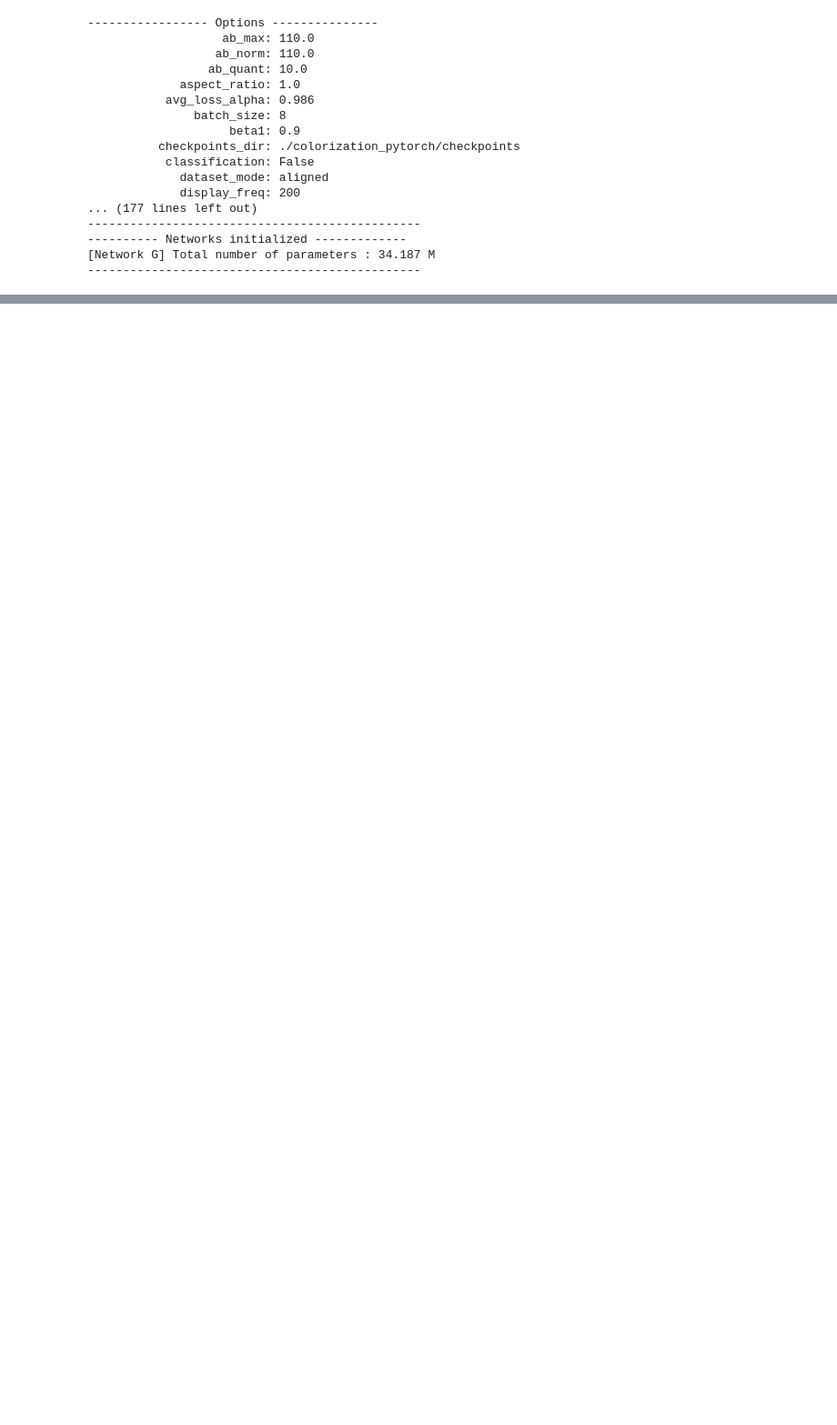
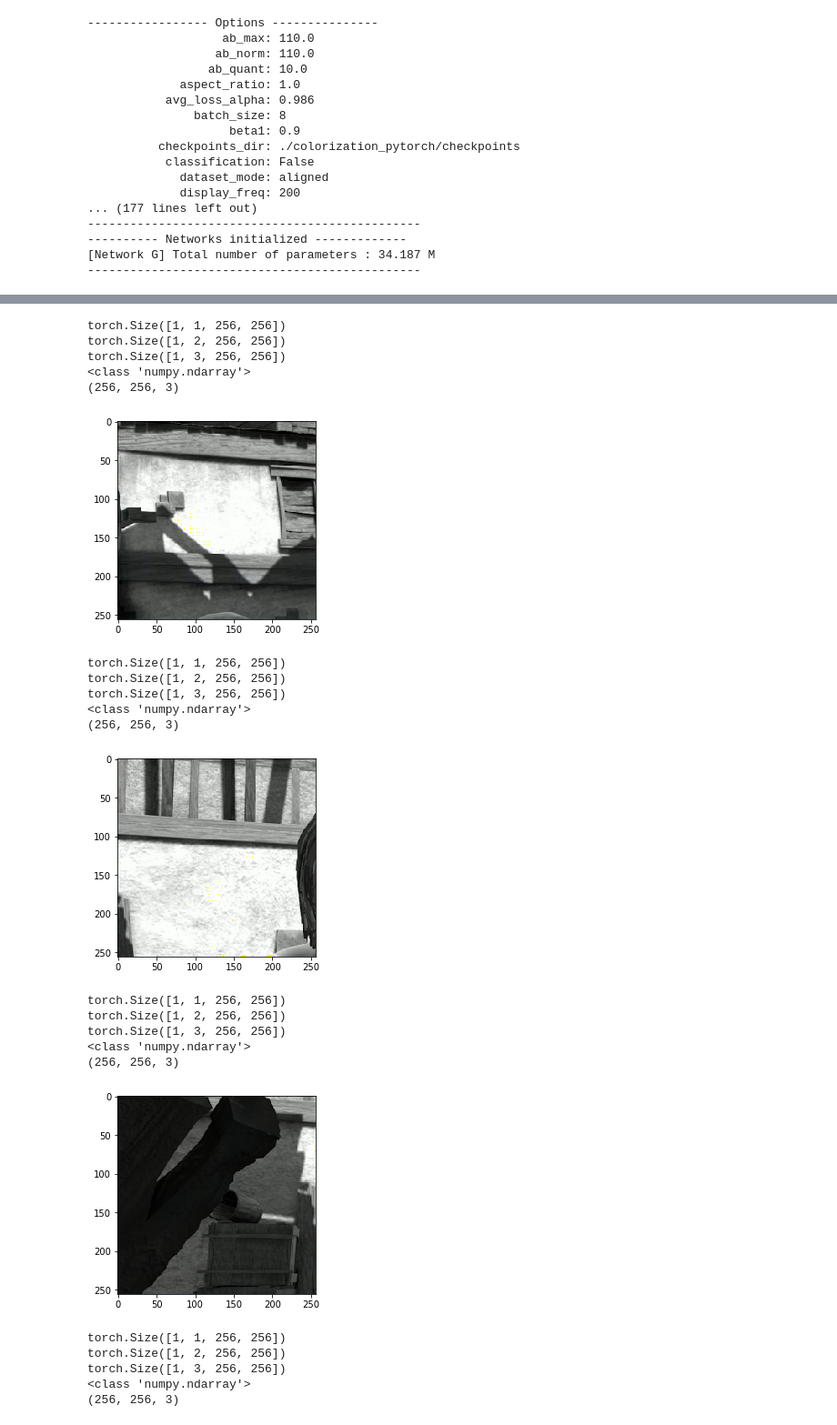
Before and after one commit to alicehzheng/automatic_colorization, a Jupyter notebook: train.ipynb, the cells around one changed output, grey strips where cells are left out. Shown at 91% size. Cells and saved outputs as stored; diff of their text form; code cells hidden in the pictures; blank space fills up the shorter version.

Commit message:
test infer

```diff
--- a/train.ipynb
+++ b/train.ipynb
@@ -158,7 +174,9 @@ debug = VideoColorization(opt, args)
 -----------------------------------------------
 # %%
 train_set = MpiSintel(args, root = "data/training/")
-train_loader = DataLoader(train_set, batch_size = 8, shuffle=True, num_workers=4)
+#test_set = MpiTest(args, root = "data/test/")
+test_loader = DataLoader(train_set, batch_size = 1, shuffle=False, num_workers=4)
+#train_loader = DataLoader(train_set, batch_size = 8, shuffle=True, num_workers=4)
 # %%
 class solver():
     def __init__(self, model):
@@ -338,0 +385,5 @@ class solver():
+# %%
+debug = debug.cuda()
+#debug.load_state_dict(torch.load("2.model"))
+solv = solver(debug)
+res = solv.debug_test(test_loader)
@@ -338,0 +522,43 @@ class solver():
+# %%
+import PIL
+from colorization_pytorch.util import util
+for i in range(len(res)):
+    #print(res[i].shape)
+    if i==0:
+        continue
+        color_img = res[0].cpu().squeeze(0).permute(1,2,0).numpy()
+    else:
+        print(res[i][0].shape)
+        print(res[i][1].shape)
+        temp = util.lab2rgb(torch.cat((res[i][0].type(torch.FloatTensor), res[i][1].type(torch.FloatTensor)), dim=1), opt)
+        color_img = temp.cpu().squeeze(0).permute(1,2,0).detach().numpy()
+    print(type(color_img))
+    print(color_img.shape)
+    color_img = np.uint8(color_img)
+    color_img = PIL.Image.fromarray(color_img)
+    plt.imshow(color_img)
+    plt.show()
+# %% [output]
+torch.Size([1, 1, 256, 256])
+torch.Size([1, 2, 256, 256])
+torch.Size([1, 3, 256, 256])
+<class 'numpy.ndarray'>
+(256, 256, 3)
+[figure, added]
+torch.Size([1, 1, 256, 256])
+torch.Size([1, 2, 256, 256])
+torch.Size([1, 3, 256, 256])
+<class 'numpy.ndarray'>
+(256, 256, 3)
+[figure, added]
+torch.Size([1, 1, 256, 256])
+torch.Size([1, 2, 256, 256])
+torch.Size([1, 3, 256, 256])
+<class 'numpy.ndarray'>
+(256, 256, 3)
+[figure, added]
+torch.Size([1, 1, 256, 256])
+torch.Size([1, 2, 256, 256])
+torch.Size([1, 3, 256, 256])
+<class 'numpy.ndarray'>
+(256, 256, 3)
```
Also changed, not shown: parts of 9 cells of this notebook, 4 other files.
